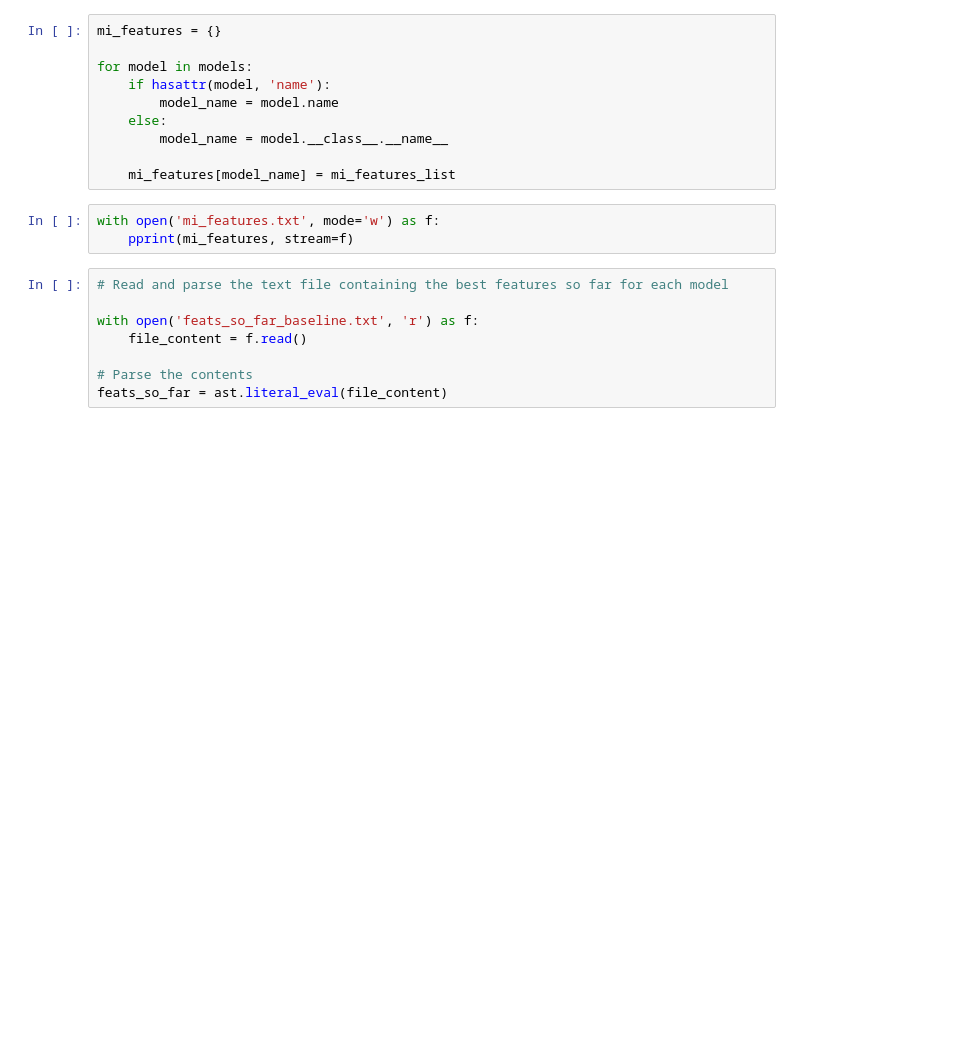
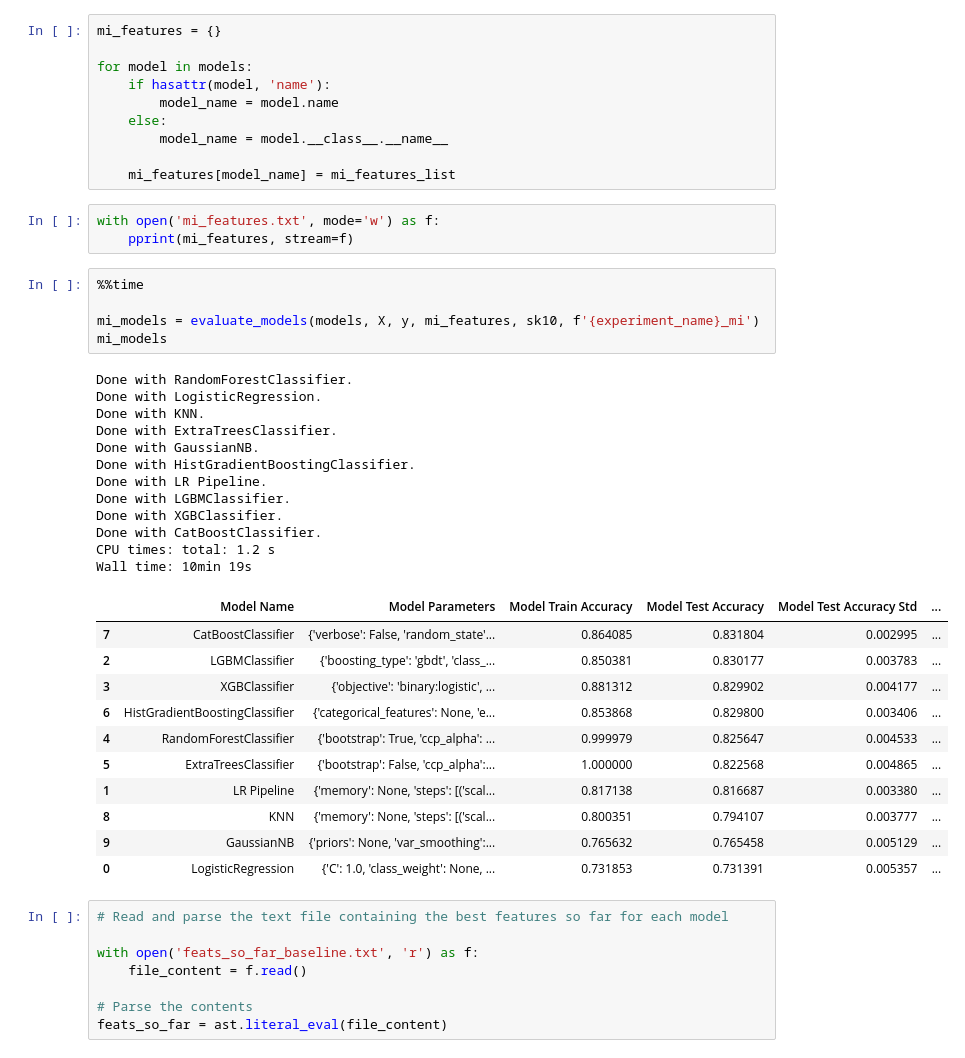
Before and after one commit to hardboyvino/kaggle_competition, a Jupyter notebook: playground_4.6/baseline.ipynb, the cells around one changed output. Saved outputs shown, nothing was run; the diff lists cells and outputs as text; blank space fills up the shorter version.

```diff
--- a/playground_4.6/baseline.ipynb
+++ b/playground_4.6/baseline.ipynb
@@ -338,6 +447,35 @@ for model in models:
 # %%
 with open('mi_features.txt', mode='w') as f:
     pprint(mi_features, stream=f)
+# %%
+%%time
+
+mi_models = evaluate_models(models, X, y, mi_features, sk10, f'{experiment_name}_mi')
+mi_models
+# %% [output]
+Done with RandomForestClassifier.
+Done with LogisticRegression.
+Done with KNN.
+Done with ExtraTreesClassifier.
+Done with GaussianNB.
+Done with HistGradientBoostingClassifier.
+Done with LR Pipeline.
+Done with LGBMClassifier.
+Done with XGBClassifier.
+Done with CatBoostClassifier.
+CPU times: total: 1.2 s
+Wall time: 10min 19s
+|  | Model Name | Model Parameters | Model Train Accuracy | Model Test Accuracy | Model Test Accuracy Std | ... |
+| 7 | CatBoostClassifier | {'verbose': False, 'random_state'... | 0.864085 | 0.831804 | 0.002995 | ... |
+| 2 | LGBMClassifier | {'boosting_type': 'gbdt', 'class_... | 0.850381 | 0.830177 | 0.003783 | ... |
+| 3 | XGBClassifier | {'objective': 'binary:logistic', ... | 0.881312 | 0.829902 | 0.004177 | ... |
+| 6 | HistGradientBoostingClassifier | {'categorical_features': None, 'e... | 0.853868 | 0.829800 | 0.003406 | ... |
+| 4 | RandomForestClassifier | {'bootstrap': True, 'ccp_alpha': ... | 0.999979 | 0.825647 | 0.004533 | ... |
+| 5 | ExtraTreesClassifier | {'bootstrap': False, 'ccp_alpha':... | 1.000000 | 0.822568 | 0.004865 | ... |
+| 1 | LR Pipeline | {'memory': None, 'steps': [('scal... | 0.817138 | 0.816687 | 0.003380 | ... |
+| 8 | KNN | {'memory': None, 'steps': [('scal... | 0.800351 | 0.794107 | 0.003777 | ... |
+| 9 | GaussianNB | {'priors': None, 'var_smoothing':... | 0.765632 | 0.765458 | 0.005129 | ... |
+| 0 | LogisticRegression | {'C': 1.0, 'class_weight': None, ... | 0.731853 | 0.731391 | 0.005357 | ... |
 # %%
 # Read and parse the text file containing the best features so far for each model
 
```
Also changed, not shown: parts of 40 cells of this notebook, 12 other files.
